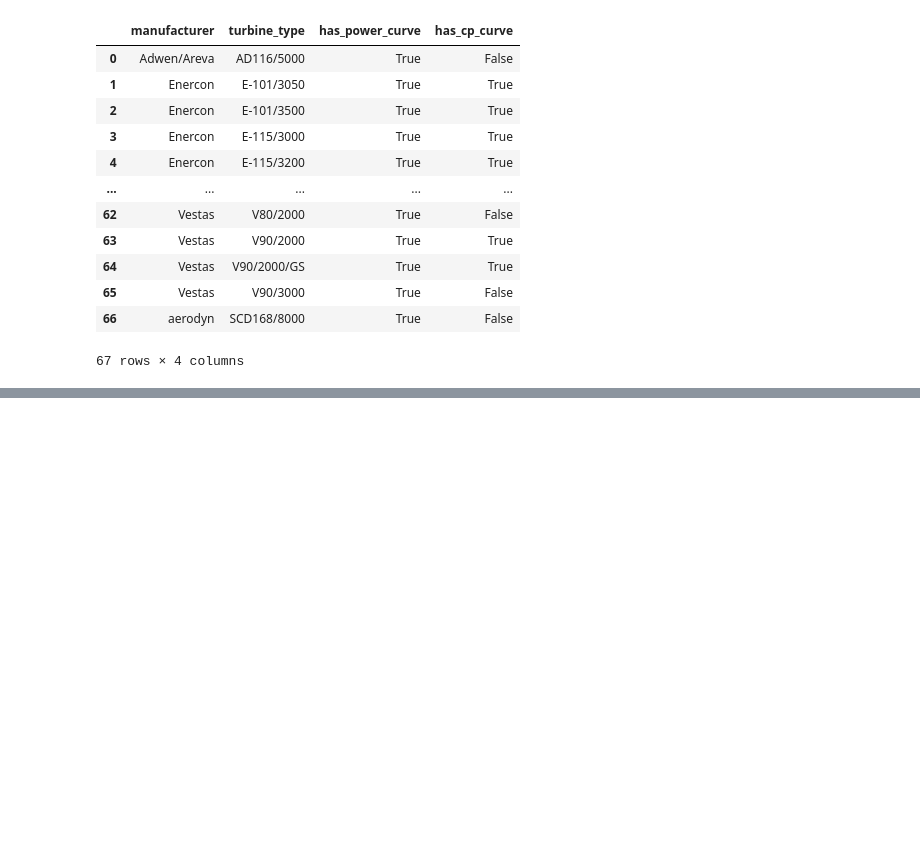
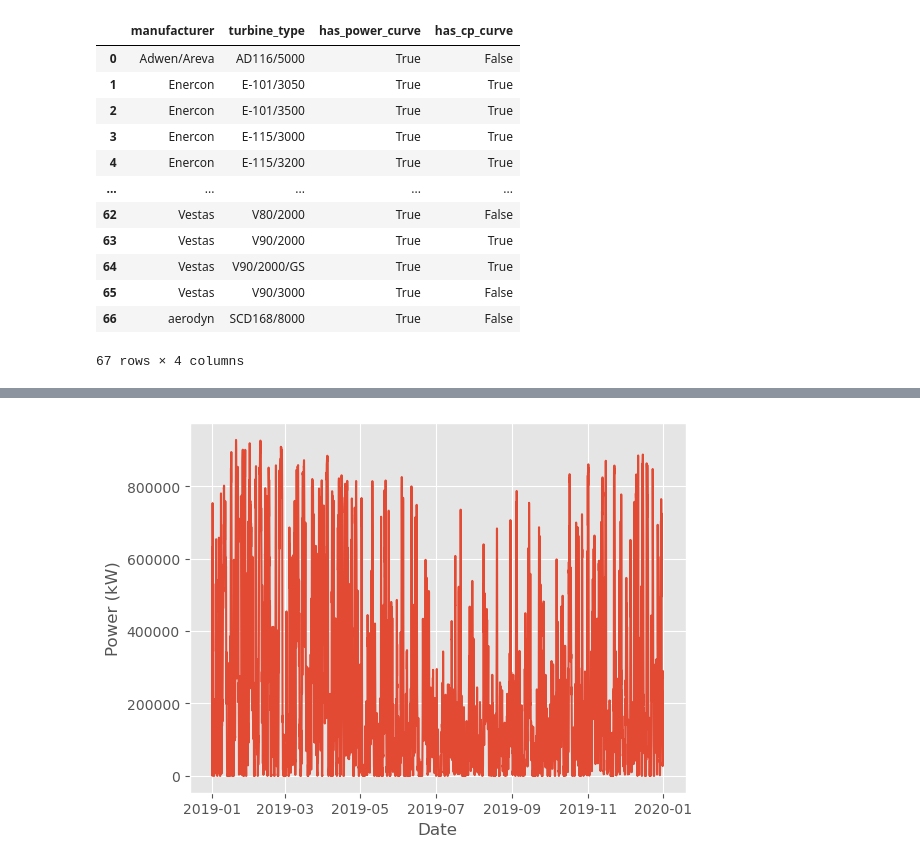
Before and after one commit to sandyherho/Numerical_dump, a Jupyter notebook: wind_farming/single_turbine_correction.ipynb, the cells around one changed output, grey strips where cells are left out. Drawn from its saved outputs; the diff is of its cells as text; code cells hidden in the pictures; blank space fills up the shorter version.

```diff
--- a/wind_farming/single_turbine_correction.ipynb
+++ b/wind_farming/single_turbine_correction.ipynb
@@ -92,0 +91,6 @@ plt.plot()
+# %%
+plt.plot(turbine_power_output);
+plt.xlabel("Date");
+plt.ylabel("Power (kW)");
+# %% [output]
+[figure, added]
```
Also changed, not shown: parts of 9 cells of this notebook, 1 other file.
